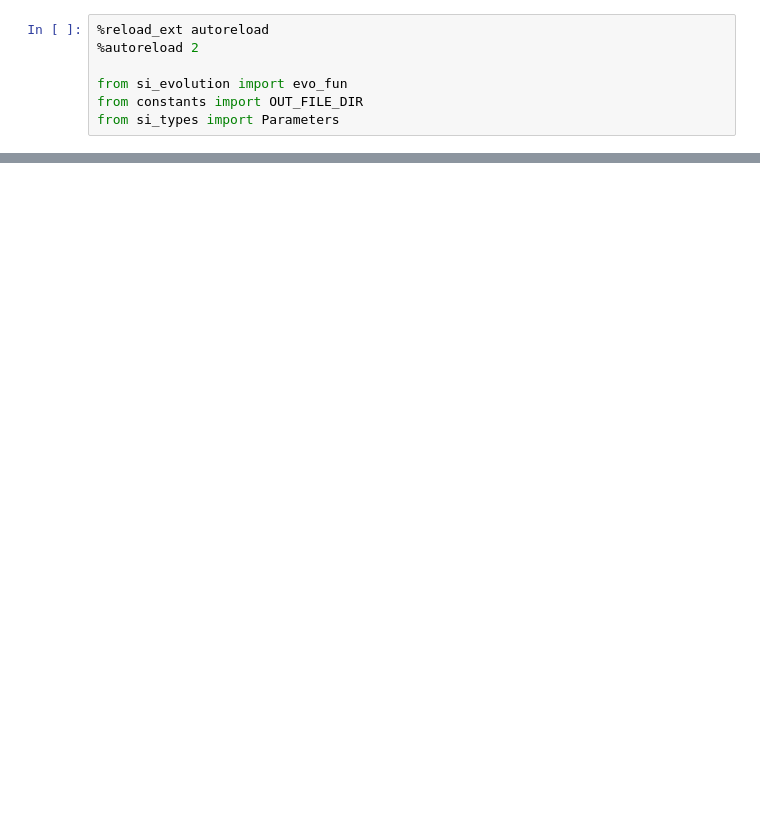
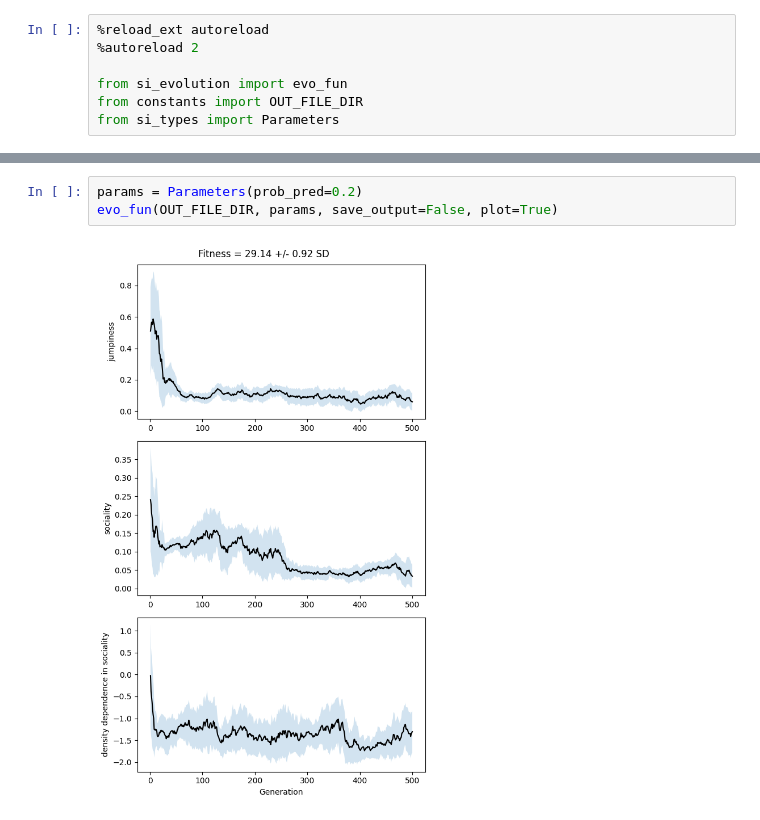
Before and after one commit to vivian-m-li/si_evolution, a Jupyter notebook: run_simulations.ipynb, the cells around one changed output, grey strips where cells are left out. Saved outputs shown, nothing was run; the diff lists cells and outputs as text; blank space fills up the shorter version.

```diff
--- a/run_simulations.ipynb
+++ b/run_simulations.ipynb
@@ -12,0 +13,5 @@ evo_fun(OUT_FILE_DIR, params, save_output=False, plot=True)
+# %%
+params = Parameters(prob_pred=0.2)
+evo_fun(OUT_FILE_DIR, params, save_output=False, plot=True)
+# %% [output]
+[figure, added]
```
Also changed, not shown: parts of 1 cell of this notebook, 7 other files.
